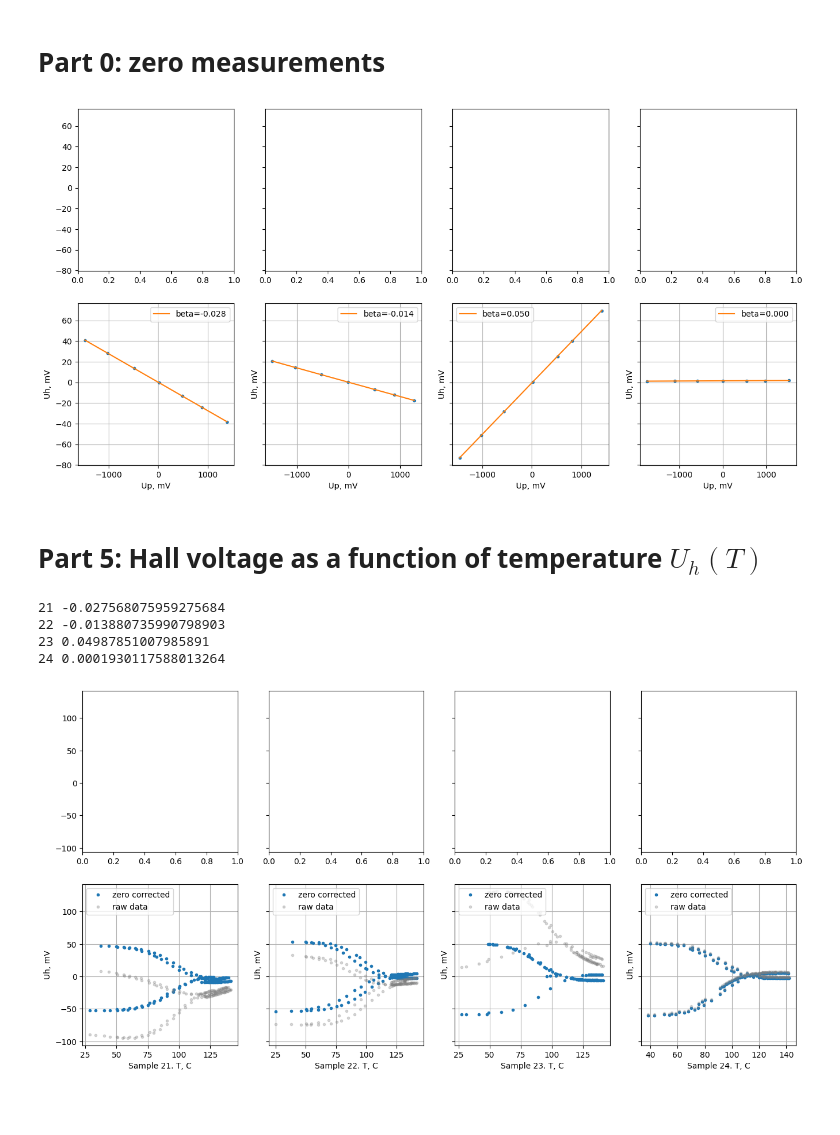
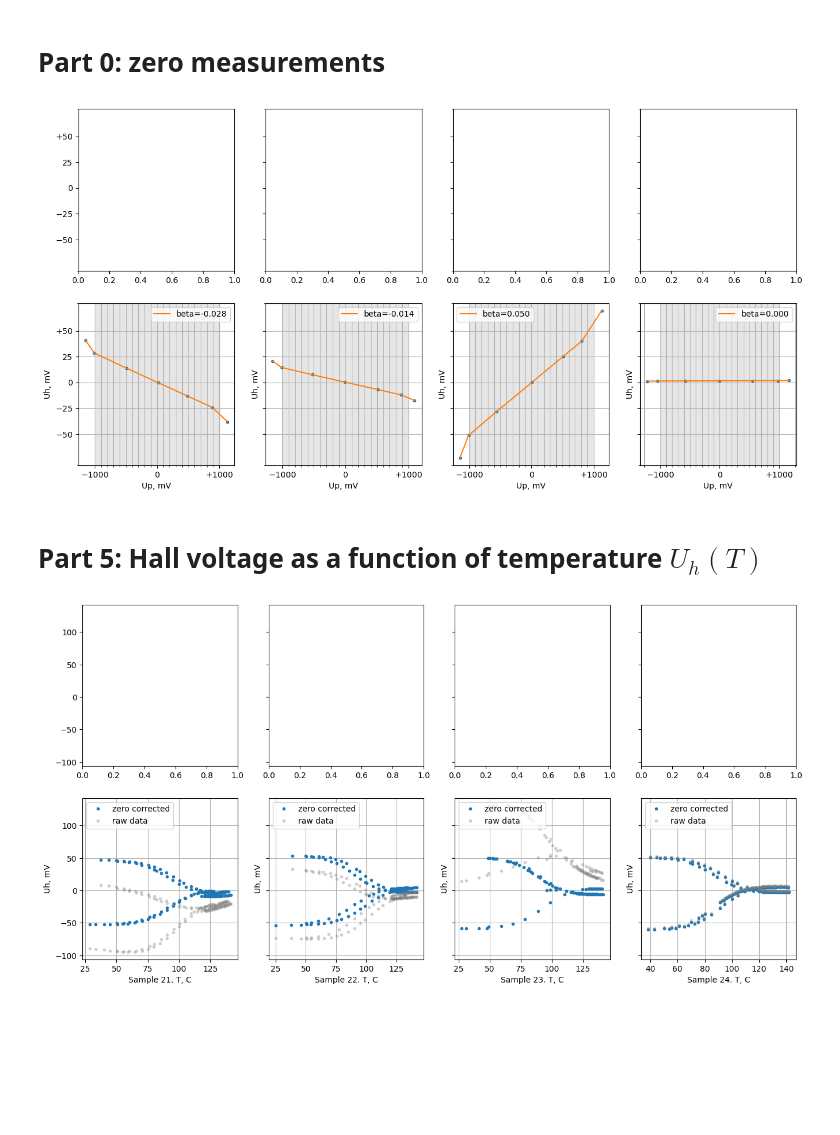
Before and after one commit to evgeny-kolonsky/Lab4, a Jupyter notebook: Hall/hot/Hall_hot.ipynb, the cells around one changed output. Cells and saved outputs as stored; diff of their text form; code cells hidden in the pictures; blank space fills up the shorter version.

Commit message:
symlog scale

```diff
--- a/Hall/hot/Hall_hot.ipynb
+++ b/Hall/hot/Hall_hot.ipynb
@@ -23,29 +24,43 @@ W = 10e-3 # width, m
 # %%
 URL = 'https://raw.githubusercontent.com/evgeny-kolonsky/Lab4/refs/heads/main/Hall/hot/'
 names = [21, 22, 23, 24]
 
 
 fig, ax = plt.subplots(2, 4, figsize=(16, 8), sharey=True)
 
 for name in names:
   url = URL+f'zero{name}.txt'
   response = requests.get(url).text
   Ip, T, Uh, Up = np.loadtxt(response.splitlines()).T
   fit = linregress(Up, Uh)
   beta, U0 = fit.slope, fit.intercept
 
   first_digit = name % 10
   second_digit = name // 10
   axx = ax[second_digit-1, first_digit-1]
   axx.plot(Up, Uh, '.')
   axx.plot(Up, U0 + beta*Up, label=f'{beta=:.3f}')
 
   axx.set_xlabel('Up, mV')
+  axx.set_xscale('symlog', linthresh=1000, linscale=1)
+  axx.xaxis.get_minor_locator().set_params(subs=[1, 2, 3, 4, 5, 6, 7, 8, 9])
+  axx.xaxis.set_major_locator(ticker.FixedLocator([-1000, 0, 1000]))
+  axx.xaxis.set_major_formatter(ticker.FixedFormatter([r'$-1000$', r'0',  r'$+1000$']))
+  linthresh = axx.xaxis.get_transform().linthresh
+  linscale = axx.xaxis.get_transform().linscale
+  axx.axvspan(-linthresh, linthresh, color='0.9')
+  axx.xaxis.grid(which='minor')  # minor grid on too
+
   axx.set_ylabel('Uh, mV')
+  axx.set_yscale('symlog', linthresh=150, linscale=1)
+  axx.yaxis.get_minor_locator().set_params(subs=[1, 2, 3, 4, 5, 6, 7, 8, 9])
+  axx.yaxis.set_major_locator(ticker.FixedLocator([-50, -25, 0, 25, 50]))
+  axx.yaxis.set_major_formatter(ticker.FixedFormatter([r'$-50$', r'$-25$', r'0',  r'$25$', r'$+50$']))
+  axx.yaxis.grid(which='minor')  # minor grid on too
   axx.legend()
   axx.grid()
 # %% [output]
-[figure, old version]
+[figure, new version]
 # %% [markdown]
 # Part 5: Hall voltage as a function of temperature $U_h(T)$
 # %%
@@ -80,10 +95,6 @@ for name in names:
       axx.legend(loc='upper left')
       axx.grid()
 # %% [output]
-21 -0.027568075959275684
-22 -0.013880735990798903
-23 0.04987851007985891
-24 0.0001930117588013264
 [figure]
 # %% [markdown]
 #
```
Also changed, not shown: parts of 1 cell of this notebook.
